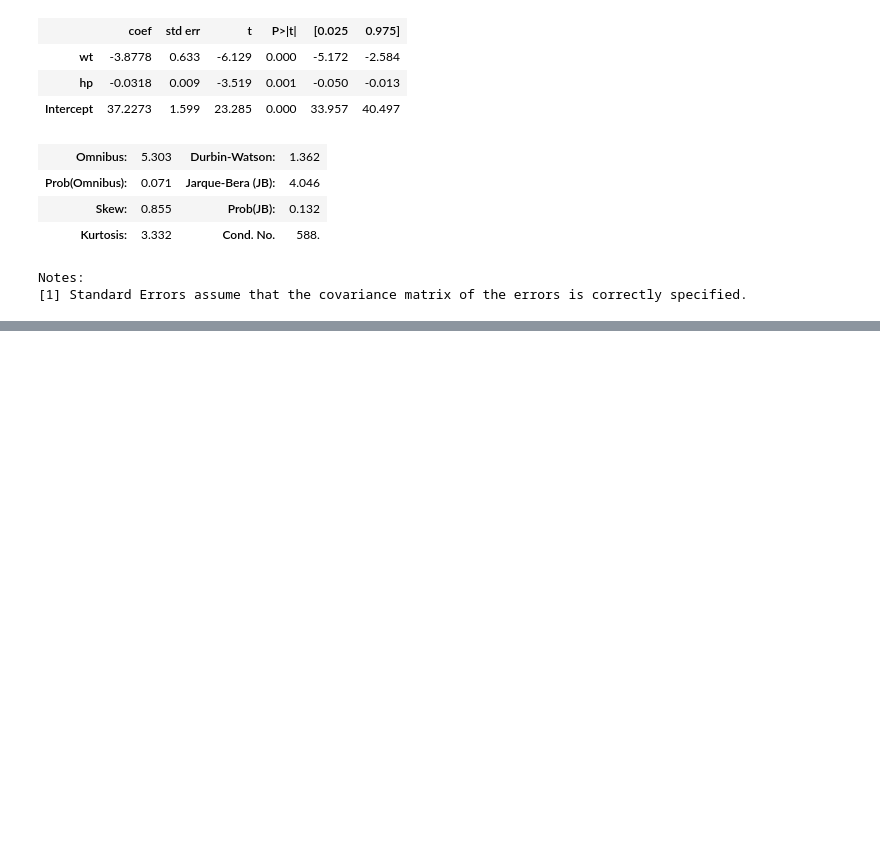
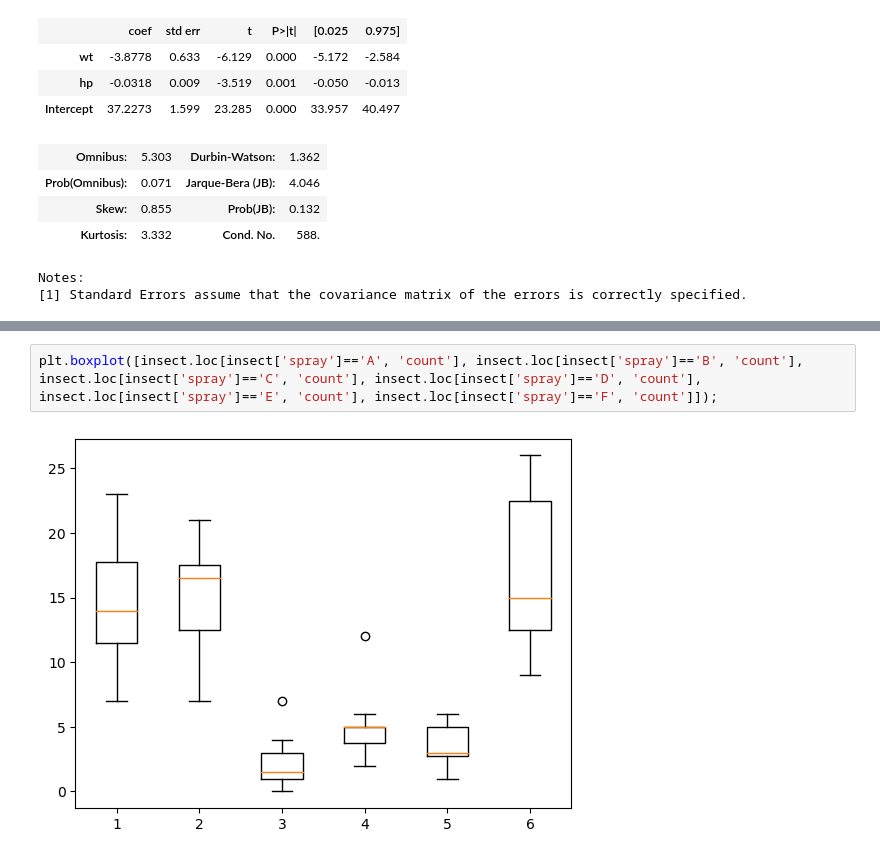
Before and after one commit to klee30810/ADP-study, a Jupyter notebook: stats/kwak/Chap 07. 회귀분석.ipynb, the cells around one changed output, grey strips where cells are left out. Drawn from its saved outputs; the diff is of its cells as text; blank space fills up the shorter version.

```diff
--- a/stats/kwak/Chap 07. 회귀분석.ipynb
+++ b/stats/kwak/Chap 07. 회귀분석.ipynb
@@ -542,0 +581,4 @@ insect.groupby('spray').mean()
+# %%
+plt.boxplot([insect.loc[insect['spray']=='A', 'count'], insect.loc[insect['spray']=='B', 'count'], insect.loc[insect['spray']=='C', 'count'], insect.loc[insect['spray']=='D', 'count'], insect.loc[insect['spray']=='E', 'count'], insect.loc[insect['spray']=='F', 'count']]);
+# %% [output]
+[figure, added]
```
Also changed, not shown: parts of 16 cells of this notebook.
